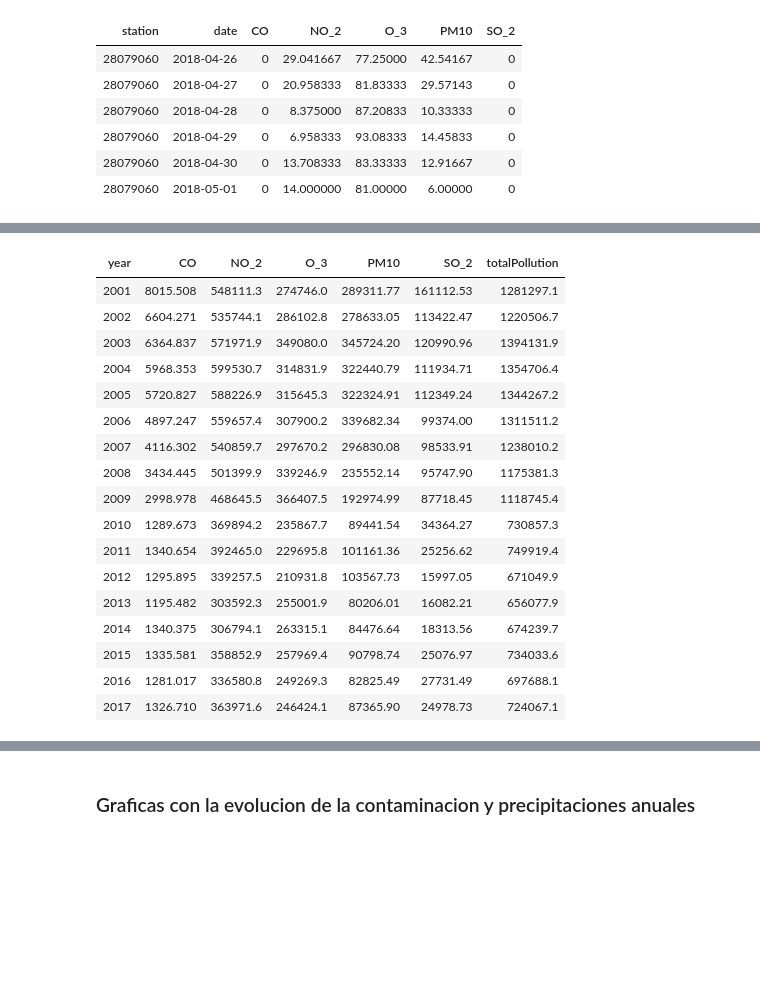
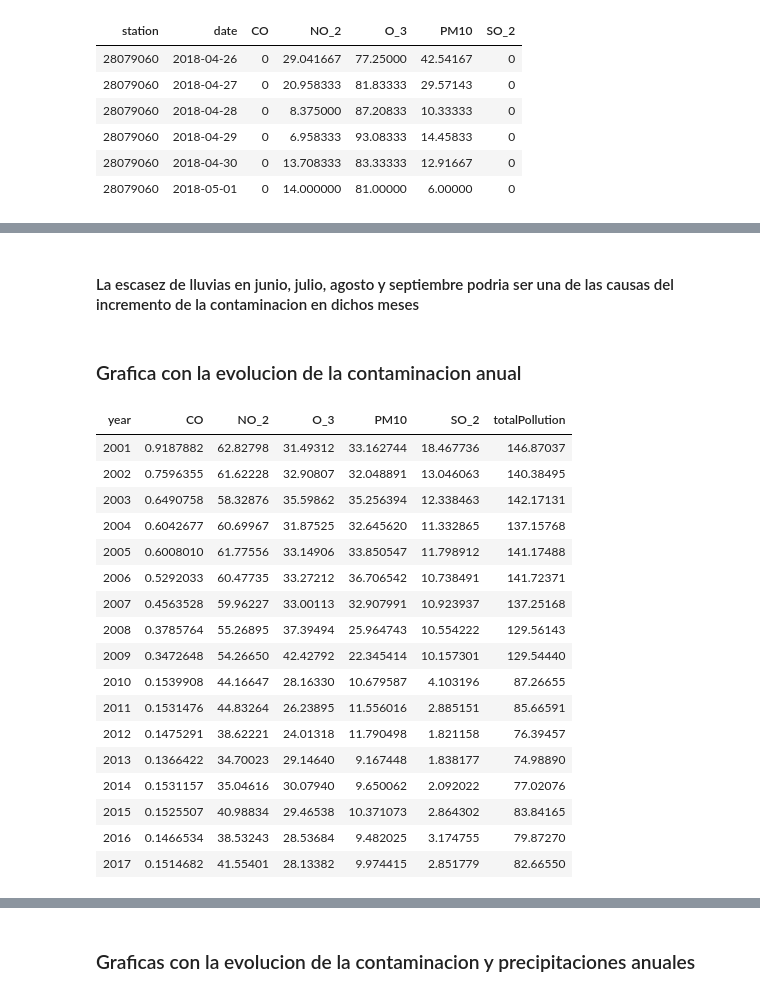
Before and after one commit to manumonforte/DataMining-BigDataParadigm, a Jupyter notebook: Estudio.ipynb, the cells around one changed output, grey strips where cells are left out. Drawn from its saved outputs; the diff is of its cells as text; code cells hidden in the pictures; blank space fills up the shorter version.

```diff
--- a/Estudio.ipynb
+++ b/Estudio.ipynb
@@ -550,39 +617,43 @@ plot(rainfall_ts, xlab="Year", ylab="Precipitacion",
+# %% [markdown]
+#### La escasez de lluvias en junio, julio, agosto y septiembre podria ser una de las causas del incremento de la contaminacion en dichos meses
+# %% [markdown]
+### Grafica con la evolucion de la contaminacion anual
 # %%
 # divido por año, mes y dia
-madrid_year <- madrid %>% separate(date, sep="-", into = c("year", "month", "day"))
+madrid_year_pol <- madrid %>% separate(date, sep="-", into = c("year", "month", "day"))
 
 # sumo todos los dias del año para cada gas
-madrid_year <- madrid_year %>%
+madrid_year_pol <- madrid_year_pol %>%
   group_by(year) %>%
-  summarise(CO = sum(CO, na.rm = TRUE),
-            NO_2 = sum(NO_2, na.rm = TRUE),
-            O_3 = sum(O_3, na.rm = TRUE),
-            PM10 = sum(PM10, na.rm = TRUE),
-            SO_2 = sum(SO_2, na.rm = TRUE))
+  summarise(CO = mean(CO, na.rm = TRUE),
+            NO_2 = mean(NO_2, na.rm = TRUE),
+            O_3 = mean(O_3, na.rm = TRUE),
+            PM10 = mean(PM10, na.rm = TRUE),
+            SO_2 = mean(SO_2, na.rm = TRUE))
 
-madrid_year <- madrid_year[-c(18),] # quito 2018 porque solo llega hasta mayo
-madrid_year$totalPollution <- rowSums(madrid_year[,2:6]) # agrego los gases contaminantes que corresponden a las columnas 2 a 6
+madrid_year_pol <- madrid_year_pol[-c(18),] # quito 2018 porque solo llega hasta mayo
 
-head(madrid_year, n = 17)
+madrid_year_pol$totalPollution <- rowSums(madrid_year_pol[,2:6]) # agrego los gases contaminantes que corresponden a las columnas 2 a 6
+head(madrid_year_pol, n = 18)
 # %% [output]
 | year | CO | NO_2 | O_3 | PM10 | SO_2 | totalPollution |
-| 2001 | 8015.508 | 548111.3 | 274746.0 | 289311.77 | 161112.53 | 1281297.1 |
-| 2002 | 6604.271 | 535744.1 | 286102.8 | 278633.05 | 113422.47 | 1220506.7 |
-| 2003 | 6364.837 | 571971.9 | 349080.0 | 345724.20 | 120990.96 | 1394131.9 |
-| 2004 | 5968.353 | 599530.7 | 314831.9 | 322440.79 | 111934.71 | 1354706.4 |
-| 2005 | 5720.827 | 588226.9 | 315645.3 | 322324.91 | 112349.24 | 1344267.2 |
-| 2006 | 4897.247 | 559657.4 | 307900.2 | 339682.34 | 99374.00 | 1311511.2 |
-| 2007 | 4116.302 | 540859.7 | 297670.2 | 296830.08 | 98533.91 | 1238010.2 |
-| 2008 | 3434.445 | 501399.9 | 339246.9 | 235552.14 | 95747.90 | 1175381.3 |
-| 2009 | 2998.978 | 468645.5 | 366407.5 | 192974.99 | 87718.45 | 1118745.4 |
-| 2010 | 1289.673 | 369894.2 | 235867.7 | 89441.54 | 34364.27 | 730857.3 |
-| 2011 | 1340.654 | 392465.0 | 229695.8 | 101161.36 | 25256.62 | 749919.4 |
-| 2012 | 1295.895 | 339257.5 | 210931.8 | 103567.73 | 15997.05 | 671049.9 |
-| 2013 | 1195.482 | 303592.3 | 255001.9 | 80206.01 | 16082.21 | 656077.9 |
-| 2014 | 1340.375 | 306794.1 | 263315.1 | 84476.64 | 18313.56 | 674239.7 |
-| 2015 | 1335.581 | 358852.9 | 257969.4 | 90798.74 | 25076.97 | 734033.6 |
-| 2016 | 1281.017 | 336580.8 | 249269.3 | 82825.49 | 27731.49 | 697688.1 |
-| 2017 | 1326.710 | 363971.6 | 246424.1 | 87365.90 | 24978.73 | 724067.1 |
+| 2001 | 0.9187882 | 62.82798 | 31.49312 | 33.162744 | 18.467736 | 146.87037 |
+| 2002 | 0.7596355 | 61.62228 | 32.90807 | 32.048891 | 13.046063 | 140.38495 |
+| 2003 | 0.6490758 | 58.32876 | 35.59862 | 35.256394 | 12.338463 | 142.17131 |
+| 2004 | 0.6042677 | 60.69967 | 31.87525 | 32.645620 | 11.332865 | 137.15768 |
+| 2005 | 0.6008010 | 61.77556 | 33.14906 | 33.850547 | 11.798912 | 141.17488 |
+| 2006 | 0.5292033 | 60.47735 | 33.27212 | 36.706542 | 10.738491 | 141.72371 |
+| 2007 | 0.4563528 | 59.96227 | 33.00113 | 32.907991 | 10.923937 | 137.25168 |
+| 2008 | 0.3785764 | 55.26895 | 37.39494 | 25.964743 | 10.554222 | 129.56143 |
+| 2009 | 0.3472648 | 54.26650 | 42.42792 | 22.345414 | 10.157301 | 129.54440 |
+| 2010 | 0.1539908 | 44.16647 | 28.16330 | 10.679587 | 4.103196 | 87.26655 |
+| 2011 | 0.1531476 | 44.83264 | 26.23895 | 11.556016 | 2.885151 | 85.66591 |
+| 2012 | 0.1475291 | 38.62221 | 24.01318 | 11.790498 | 1.821158 | 76.39457 |
+| 2013 | 0.1366422 | 34.70023 | 29.14640 | 9.167448 | 1.838177 | 74.98890 |
+| 2014 | 0.1531157 | 35.04616 | 30.07940 | 9.650062 | 2.092022 | 77.02076 |
+| 2015 | 0.1525507 | 40.98834 | 29.46538 | 10.371073 | 2.864302 | 83.84165 |
+| 2016 | 0.1466534 | 38.53243 | 28.53684 | 9.482025 | 3.174755 | 79.87270 |
+| 2017 | 0.1514682 | 41.55401 | 28.13382 | 9.974415 | 2.851779 | 82.66550 |
 # %%
 # divido por año, mes y dia
 rainfall_year <-rainfall %>% separate(date, sep="-", into = c("year", "month", "day"))
```
Also changed, not shown: parts of 17 cells of this notebook.
